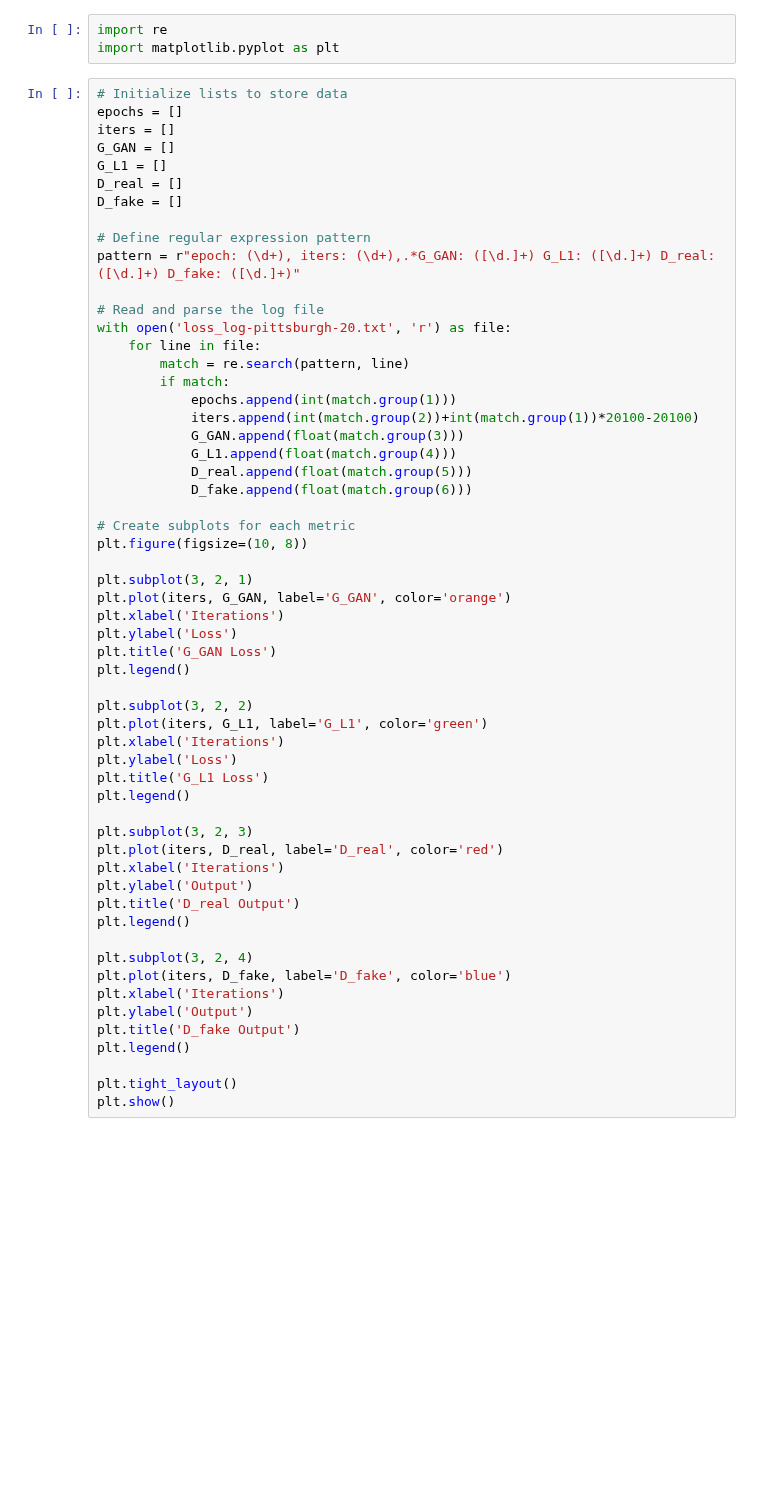
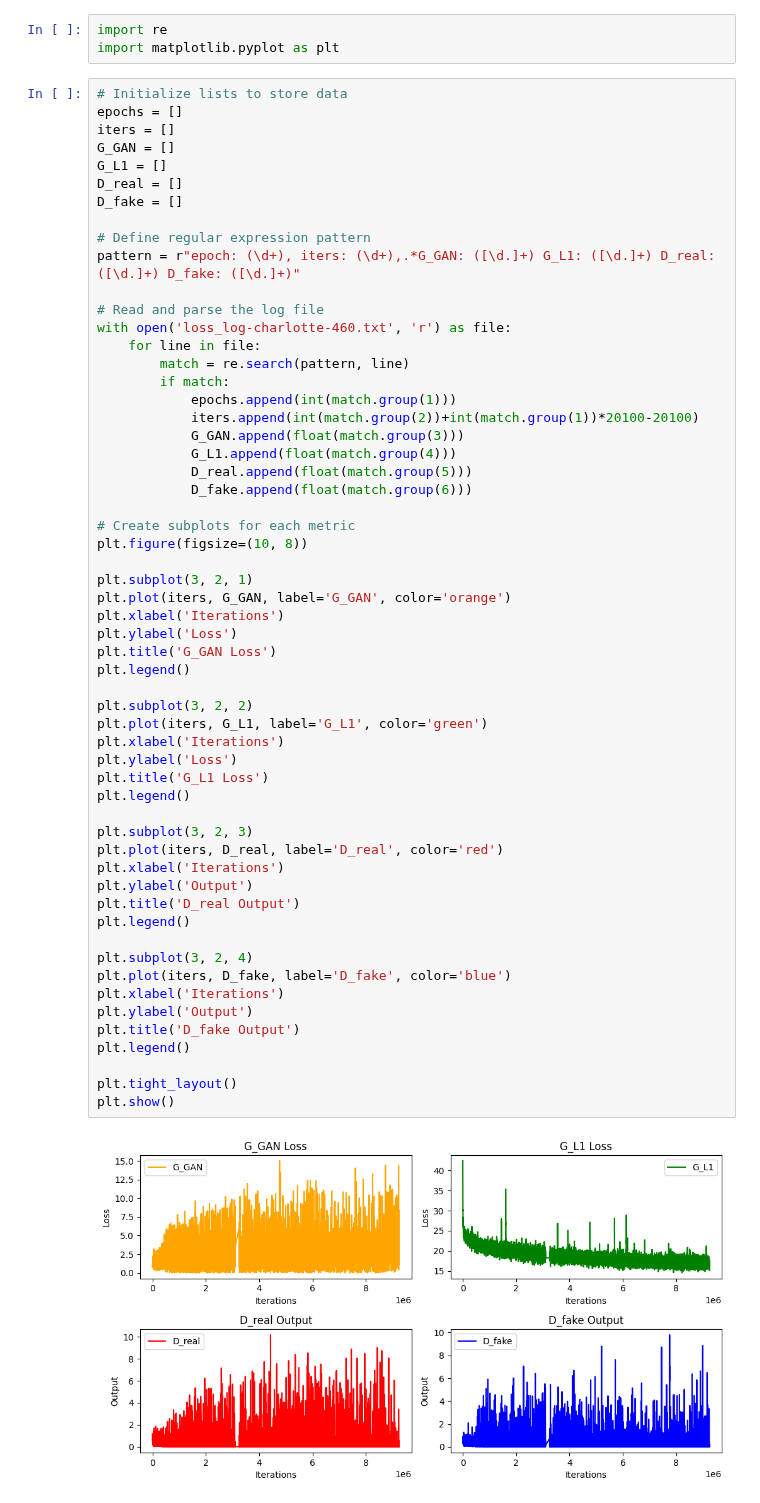
Before and after one commit to scalable-design-participation-lab/re-blocking, a Jupyter notebook: model-evaluation/logs-visualised.ipynb, the cells around one changed output. Drawn from its saved outputs; the diff is of its cells as text; blank space fills up the shorter version.

```diff
--- a/model-evaluation/logs-visualised.ipynb
+++ b/model-evaluation/logs-visualised.ipynb
@@ -14,7 +14,7 @@ D_fake = []
 pattern = r"epoch: (\d+), iters: (\d+),.*G_GAN: ([\d.]+) G_L1: ([\d.]+) D_real: ([\d.]+) D_fake: ([\d.]+)"
 
 # Read and parse the log file
-with open('loss_log-pittsburgh-20.txt', 'r') as file:
+with open('loss_log-charlotte-460.txt', 'r') as file:
     for line in file:
         match = re.search(pattern, line)
         if match:
@@ -31,30 +31,32 @@ plt.figure(figsize=(10, 8))
 plt.subplot(3, 2, 1)
 plt.plot(iters, G_GAN, label='G_GAN', color='orange')
 plt.xlabel('Iterations')
 plt.ylabel('Loss')
 plt.title('G_GAN Loss')
 plt.legend()
 
 plt.subplot(3, 2, 2)
 plt.plot(iters, G_L1, label='G_L1', color='green')
 plt.xlabel('Iterations')
 plt.ylabel('Loss')
 plt.title('G_L1 Loss')
 plt.legend()
 
 plt.subplot(3, 2, 3)
 plt.plot(iters, D_real, label='D_real', color='red')
 plt.xlabel('Iterations')
 plt.ylabel('Output')
 plt.title('D_real Output')
 plt.legend()
 
 plt.subplot(3, 2, 4)
 plt.plot(iters, D_fake, label='D_fake', color='blue')
 plt.xlabel('Iterations')
 plt.ylabel('Output')
 plt.title('D_fake Output')
 plt.legend()
 
 plt.tight_layout()
 plt.show()
+# %% [output]
+[figure, added]
```
Also changed, not shown: 7 other files.
